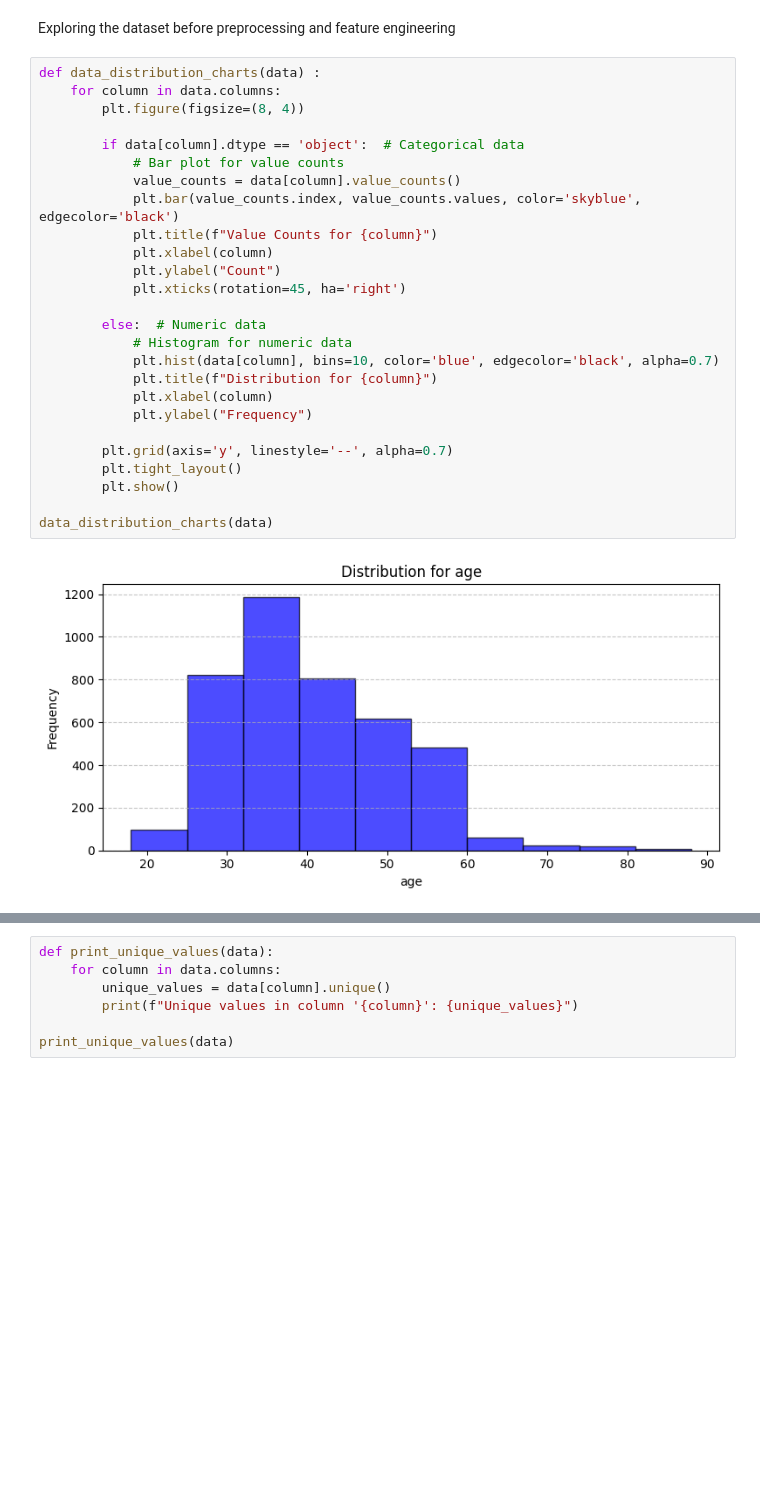
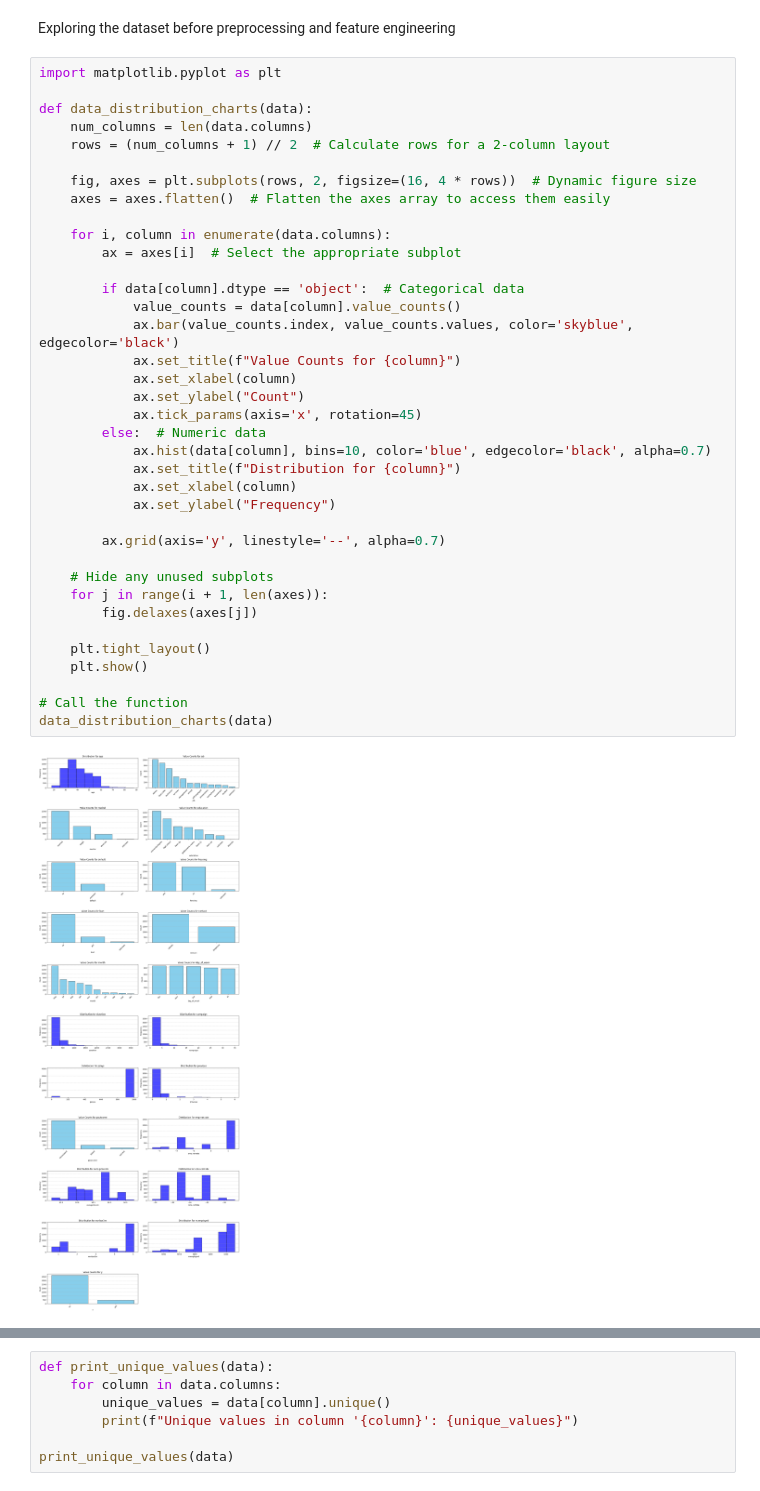
Before and after one commit to tuclaure/CSU-CS-345, a Jupyter notebook: FeatureEngineering.ipynb, the cells around one changed output, grey strips where cells are left out. Cells and saved outputs as stored; diff of their text form; blank space fills up the shorter version.

Commit message:
changed graphs

```diff
--- a/FeatureEngineering.ipynb
+++ b/FeatureEngineering.ipynb
@@ -57,30 +57,41 @@ memory usage: 675.9+ KB
 # %% [markdown]
 Exploring the dataset before preprocessing and feature engineering
 # %%
-def data_distribution_charts(data) :
-    for column in data.columns:
-        plt.figure(figsize=(8, 4))
+import matplotlib.pyplot as plt
+
+def data_distribution_charts(data):
+    num_columns = len(data.columns)
+    rows = (num_columns + 1) // 2  # Calculate rows for a 2-column layout
+
+    fig, axes = plt.subplots(rows, 2, figsize=(16, 4 * rows))  # Dynamic figure size
+    axes = axes.flatten()  # Flatten the axes array to access them easily
+
+    for i, column in enumerate(data.columns):
+        ax = axes[i]  # Select the appropriate subplot
 
         if data[column].dtype == 'object':  # Categorical data
-            # Bar plot for value counts
             value_counts = data[column].value_counts()
-            plt.bar(value_counts.index, value_counts.values, color='skyblue', edgecolor='black')
-            plt.title(f"Value Counts for {column}")
-            plt.xlabel(column)
-            plt.ylabel("Count")
-            plt.xticks(rotation=45, ha='right')
+            ax.bar(value_counts.index, value_counts.values, color='skyblue', edgecolor='black')
+            ax.set_title(f"Value Counts for {column}")
+            ax.set_xlabel(column)
+            ax.set_ylabel("Count")
+            ax.tick_params(axis='x', rotation=45)
+        else:  # Numeric data
+            ax.hist(data[column], bins=10, color='blue', edgecolor='black', alpha=0.7)
+            ax.set_title(f"Distribution for {column}")
+            ax.set_xlabel(column)
+            ax.set_ylabel("Frequency")
 
-        else:  # Numeric data
-            # Histogram for numeric data
-            plt.hist(data[column], bins=10, color='blue', edgecolor='black', alpha=0.7)
-            plt.title(f"Distribution for {column}")
-            plt.xlabel(column)
-            plt.ylabel("Frequency")
+        ax.grid(axis='y', linestyle='--', alpha=0.7)
 
-        plt.grid(axis='y', linestyle='--', alpha=0.7)
-        plt.tight_layout()
-        plt.show()
+    # Hide any unused subplots
+    for j in range(i + 1, len(axes)):
+        fig.delaxes(axes[j])
 
+    plt.tight_layout()
+    plt.show()
+
+# Call the function
 data_distribution_charts(data)
 # %% [output]
-[figure, old version]
+[figure, new version]
```
Also changed, not shown: parts of 2 cells of this notebook.
